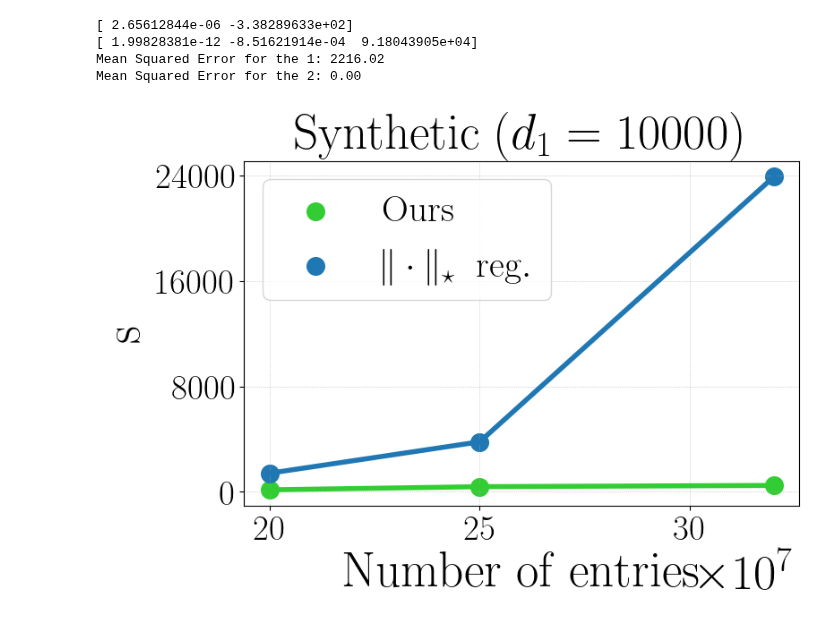
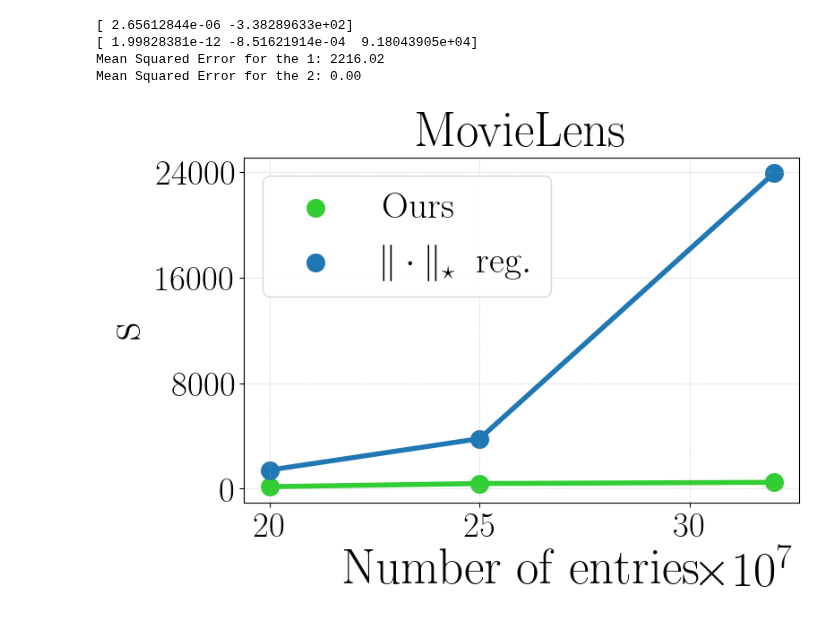
Before and after one commit to VirtuosoResearch/Matrix-completion-from-ultrasparse-samples, a Jupyter notebook: plots/time.ipynb, the cells around one changed output. Saved outputs shown, nothing was run; the diff lists cells and outputs as text; code cells hidden in the pictures.

```diff
--- a/plots/time.ipynb
+++ b/plots/time.ipynb
@@ -82,7 +210,7 @@ X_pred = np.linspace(200000000, 320000000)
 Y = np.array([154.28, 392.01, 484.06])
 Y2 = np.array([1411.36, 3791.65,23909.64])
 # observed entries
-title = r'$\mathrm{Synthetic}~(d_1 = 10000)$'
+title = r'$\mathrm{MovieLens}$'
 #X = np.array([1000, 2000, 6000, 10000, 20000, 50000])
 coefficients_1 = np.polyfit(X, Y, deg=1)
 model = np.poly1d(coefficients_1)
@@ -113,31 +241,31 @@ plt.title(title, fontsize=40)
 #plt.legend(fontsize=20, loc='center left',bbox_to_anchor=(1, 0.5), ncol=1)
 plt.legend(fontsize=30, loc='upper left', ncol=1)
 
 plt.xlabel(r"$\mathrm{Number~of~entries}$", fontsize=40)
 plt.ylabel(r"$\mathrm{s}$", fontsize=40)
 
 plt.xticks(fontsize=28)
 plt.yticks(fontsize=28)
 #plt.yscale("log", base=10)
 #plt.ylim(,1.1)
 plt.ticklabel_format(style='sci', axis='x', scilimits=(7, 7))
 plt.gca().xaxis.get_offset_text().set_fontsize(40)
 
 plt.gca().xaxis.set_major_locator(MaxNLocator(3))
 plt.gca().yaxis.set_major_locator(MaxNLocator(4))
 plt.grid(lw=0.5, ls=":")
 #acc_str = f"best train acc: {np.array(train_acc).max():.4f}\nvalid acc: {val_acc[-1]:.4f}\nbest valid acc: {np.array(val_acc).max():.4f}\ngrokking gap: {val_converge-train_converge}"
 # plt.annotate(acc_str, xy=(0.2, 0.5), xycoords='axes fraction', fontsize=12, color='purple', ha='center')
 # add the annotation text to the overleaf file
 #plt.tight_layout()
 plot_name = f"./plots/time_real.pdf"
 plt.savefig(plot_name, bbox_inches='tight', format="pdf", dpi=1200)
 
 plt.show()
 plt.close()
 # %% [output]
 [ 2.65612844e-06 -3.38289633e+02]
 [ 1.99828381e-12 -8.51621914e-04  9.18043905e+04]
 Mean Squared Error for the 1: 2216.02
 Mean Squared Error for the 2: 0.00
-[figure, old version]
+[figure, new version]
```
Also changed, not shown: parts of 3 cells of this notebook.
